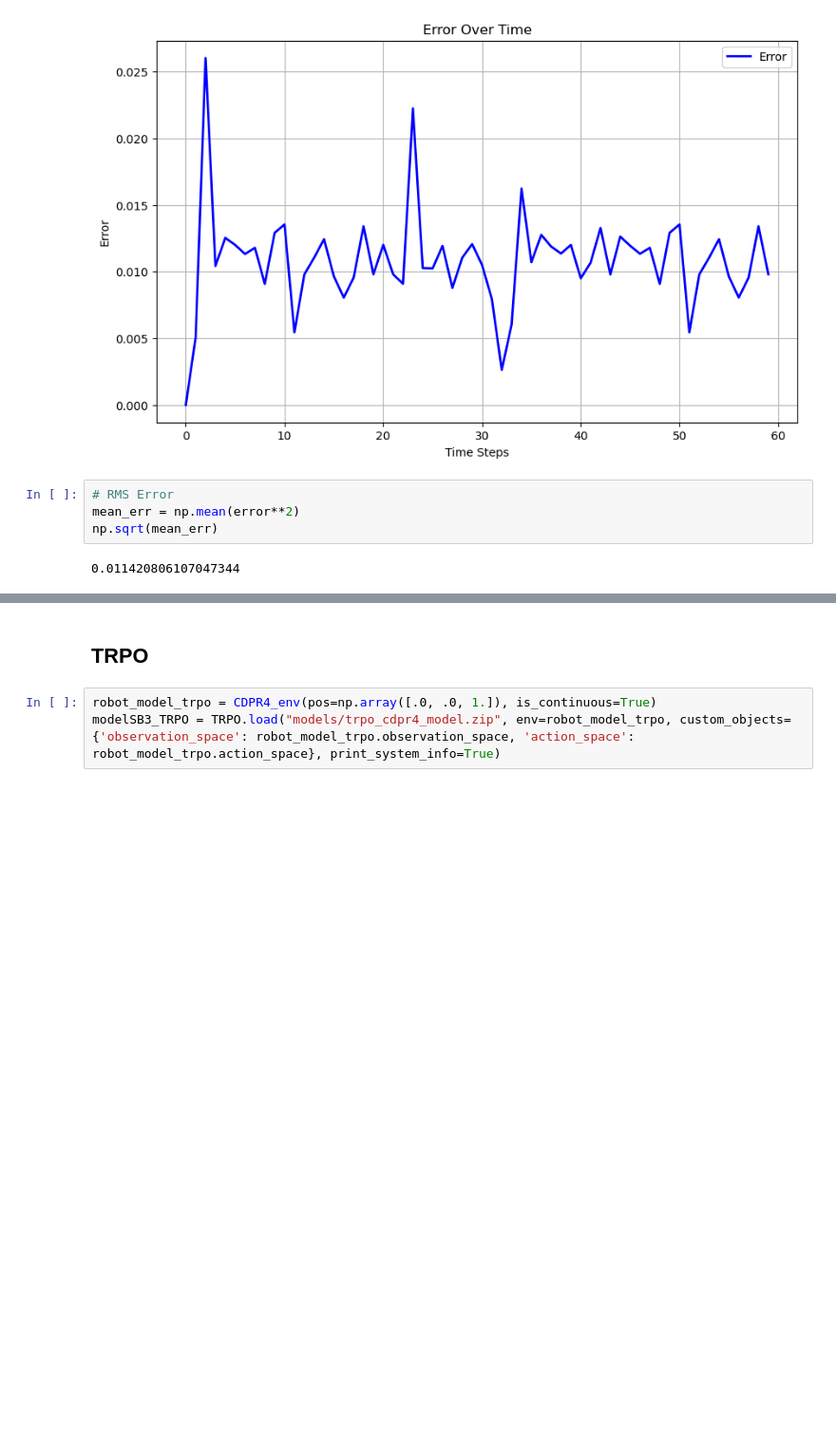
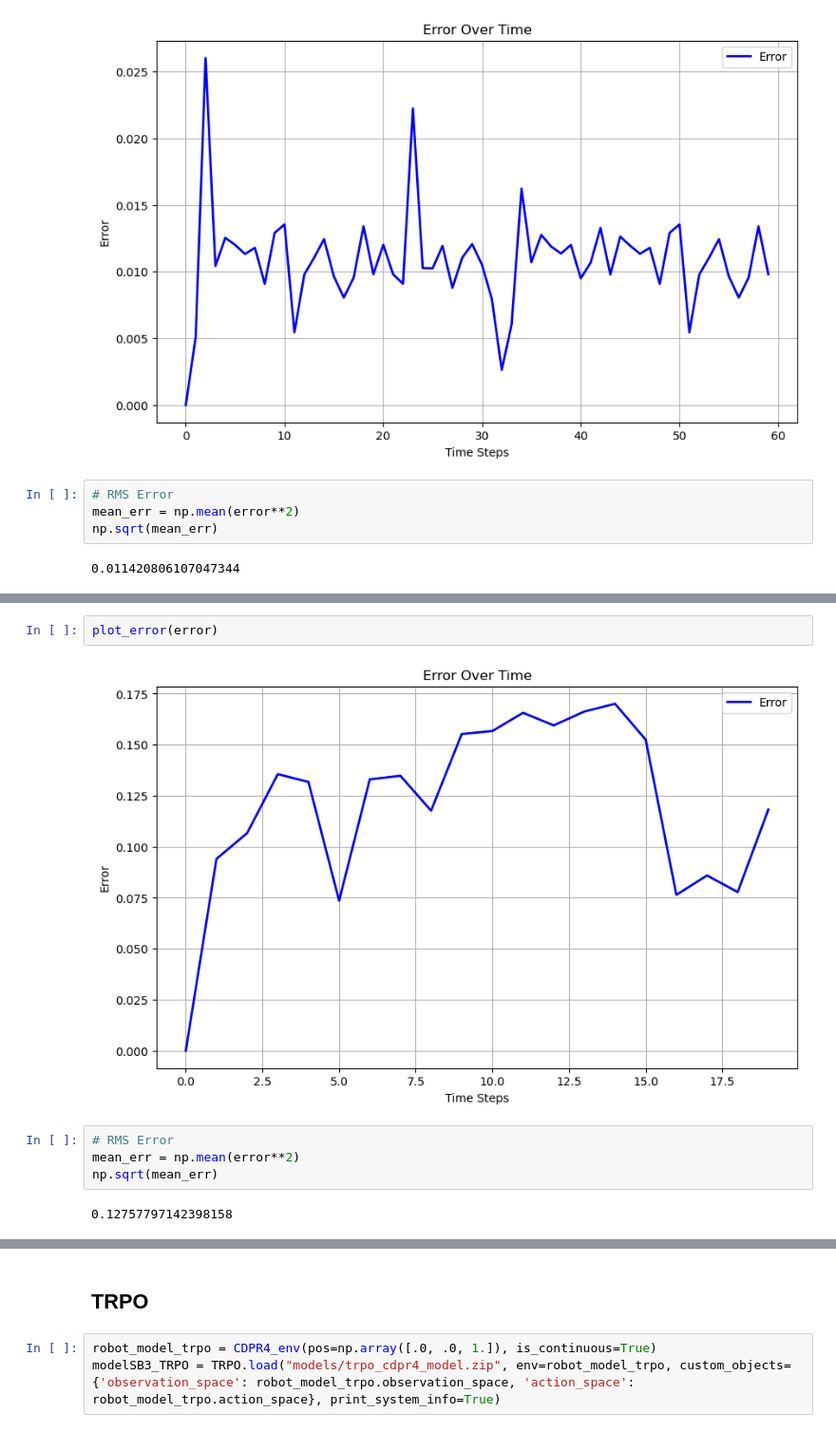
Before and after one commit to damurka5/RL_CDPR, a Jupyter notebook: notebooks/11_SB3_PPO&DDPG&TRPO_evaluation.ipynb, the cells around one changed output, grey strips where cells are left out. Shown at 95% size. Saved outputs shown, nothing was run; the diff lists cells and outputs as text; blank space fills up the shorter version.

```diff
--- a/notebooks/11_SB3_PPO&DDPG&TRPO_evaluation.ipynb
+++ b/notebooks/11_SB3_PPO&DDPG&TRPO_evaluation.ipynb
@@ -666,0 +737,10 @@ np.sqrt(mean_err)
+# %%
+plot_error(error)
+# %% [output]
+[figure, added]
+# %%
+# RMS Error
+mean_err = np.mean(error**2)
+np.sqrt(mean_err)
+# %% [output]
+0.12757797142398158
```
Also changed, not shown: parts of 17 cells of this notebook.
